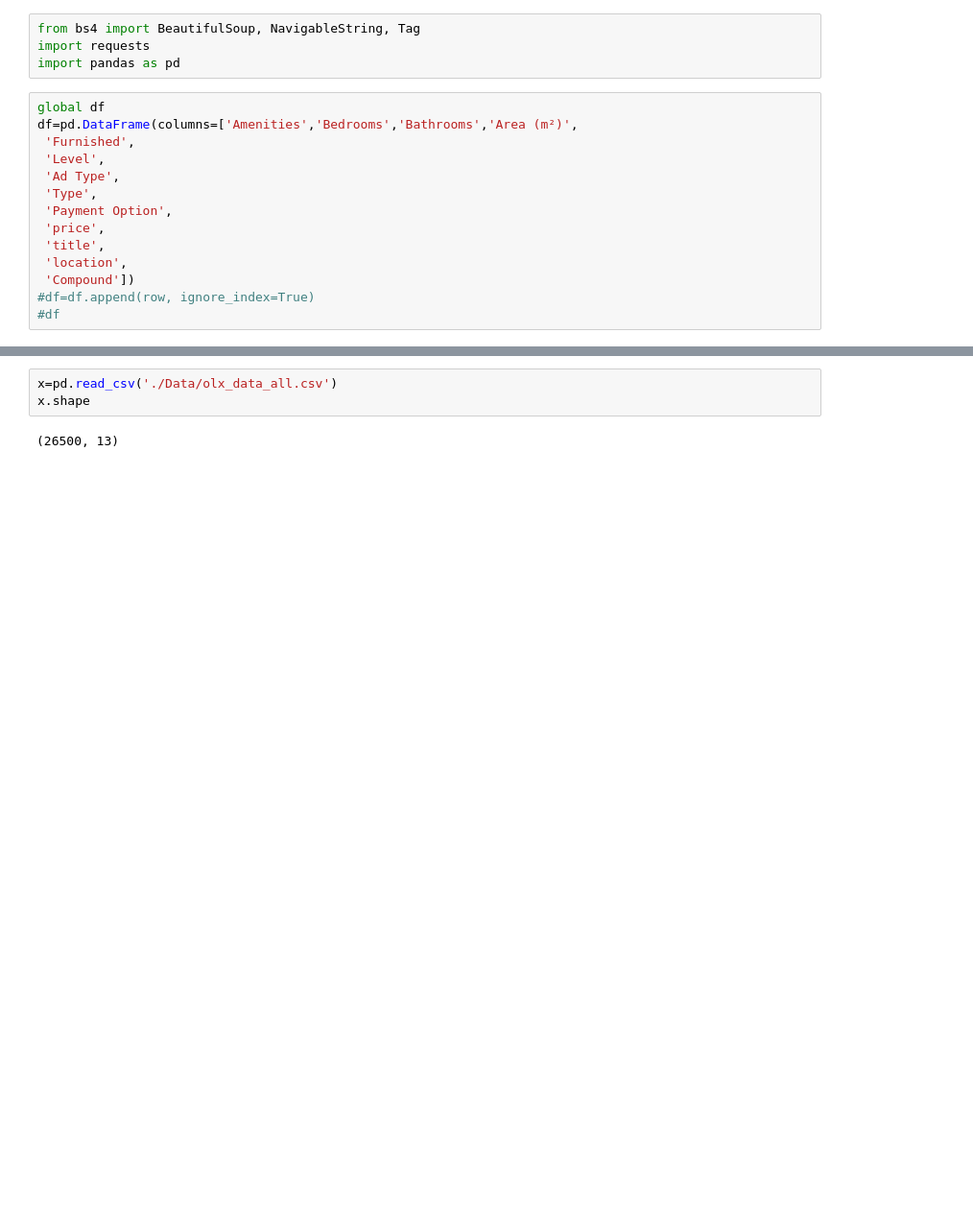
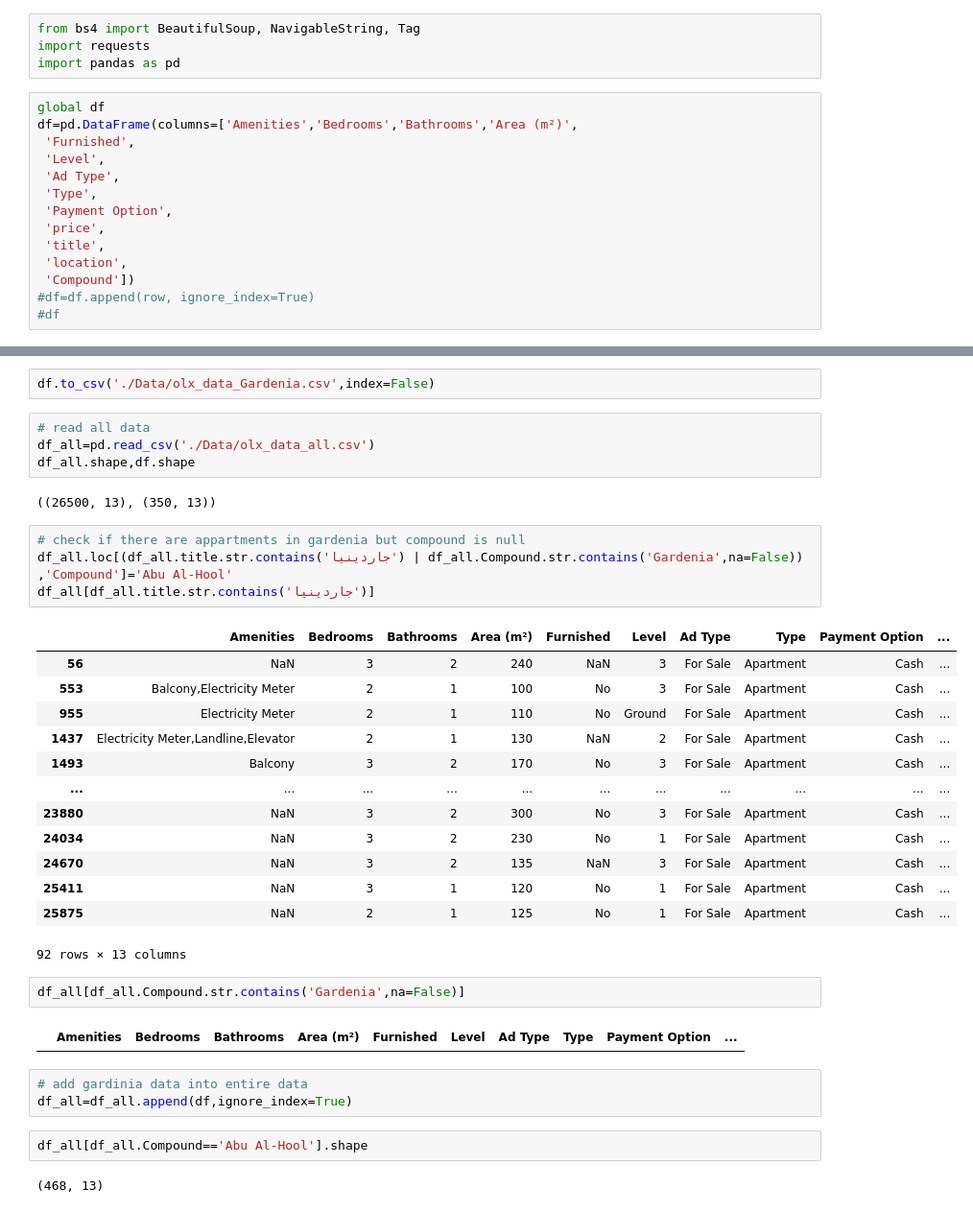
Before and after one commit to saadelshazly2020/Data-Analysis, a Jupyter notebook: Predicting House Price Project/Collect Data From OLX.ipynb, the cells around one changed output, grey strips where cells are left out. Shown at 96% size. Saved outputs shown, nothing was run; the diff lists cells and outputs as text; blank space fills up the shorter version.

Commit message:
add Gardinia Compound

```diff
--- a/Predicting House Price Project/Collect Data From OLX.ipynb
+++ b/Predicting House Price Project/Collect Data From OLX.ipynb
@@ -97,5 +107,37 @@ NameError: name 'df' is not defined
+# %%
+df.to_csv('./Data/olx_data_Gardenia.csv',index=False)
 # %%
-x=pd.read_csv('./Data/olx_data_all.csv')
-x.shape
+# read all data
+df_all=pd.read_csv('./Data/olx_data_all.csv')
+df_all.shape,df.shape
 # %% [output]
-(26500, 13)
+((26500, 13), (350, 13))
+# %%
+# check if there are appartments in gardenia but compound is null
+df_all.loc[(df_all.title.str.contains('جاردينيا') | df_all.Compound.str.contains('Gardenia',na=False)) ,'Compound']='Abu Al-Hool'
+df_all[df_all.title.str.contains('جاردينيا')]
+# %% [output]
+|  | Amenities | Bedrooms | Bathrooms | Area (m²) | Furnished | Level | Ad Type | Type | Payment Option | ... |
+| 56 | NaN | 3 | 2 | 240 | NaN | 3 | For Sale | Apartment | Cash | ... |
+| 553 | Balcony,Electricity Meter | 2 | 1 | 100 | No | 3 | For Sale | Apartment | Cash | ... |
+| 955 | Electricity Meter | 2 | 1 | 110 | No | Ground | For Sale | Apartment | Cash | ... |
+| 1437 | Electricity Meter,Landline,Elevator | 2 | 1 | 130 | NaN | 2 | For Sale | Apartment | Cash | ... |
+| 1493 | Balcony | 3 | 2 | 170 | No | 3 | For Sale | Apartment | Cash | ... |
+| ... | ... | ... | ... | ... | ... | ... | ... | ... | ... | ... |
+| 23880 | NaN | 3 | 2 | 300 | No | 3 | For Sale | Apartment | Cash | ... |
+| 24034 | NaN | 3 | 2 | 230 | No | 1 | For Sale | Apartment | Cash | ... |
+| 24670 | NaN | 3 | 2 | 135 | NaN | 3 | For Sale | Apartment | Cash | ... |
+| 25411 | NaN | 3 | 1 | 120 | No | 1 | For Sale | Apartment | Cash | ... |
+| 25875 | NaN | 2 | 1 | 125 | No | 1 | For Sale | Apartment | Cash | ... |
+92 rows × 13 columns
+# %%
+df_all[df_all.Compound.str.contains('Gardenia',na=False)]
+# %% [output]
+|  | Amenities | Bedrooms | Bathrooms | Area (m²) | Furnished | Level | Ad Type | Type | Payment Option | ... |
+# %%
+# add gardinia data into entire data
+df_all=df_all.append(df,ignore_index=True)
+# %%
+df_all[df_all.Compound=='Abu Al-Hool'].shape
+# %% [output]
+(468, 13)
```
Also changed, not shown: parts of 9 cells of this notebook, 14 other files.
